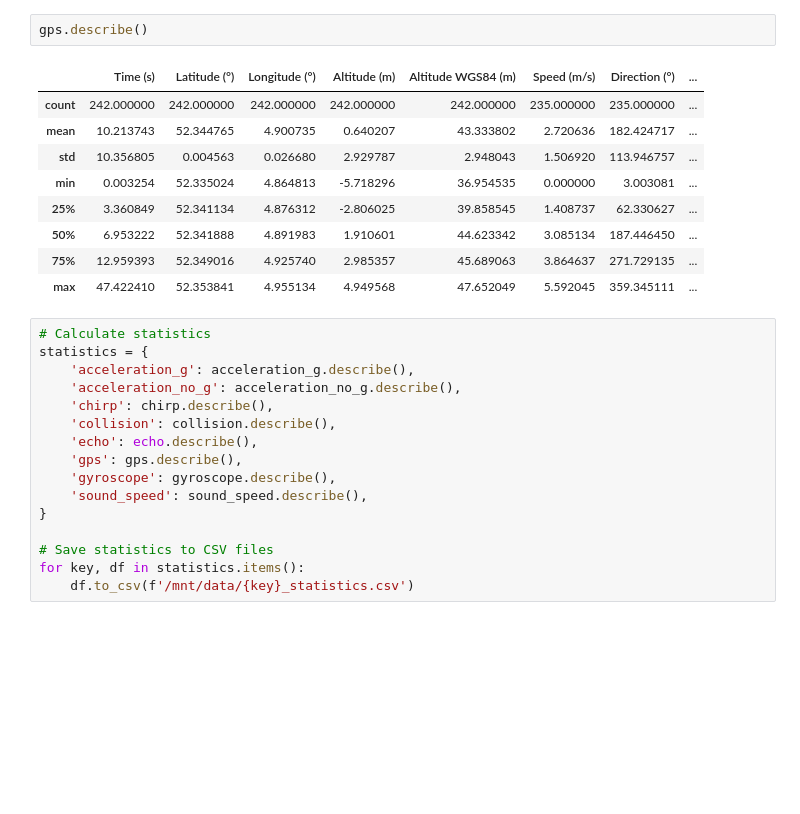
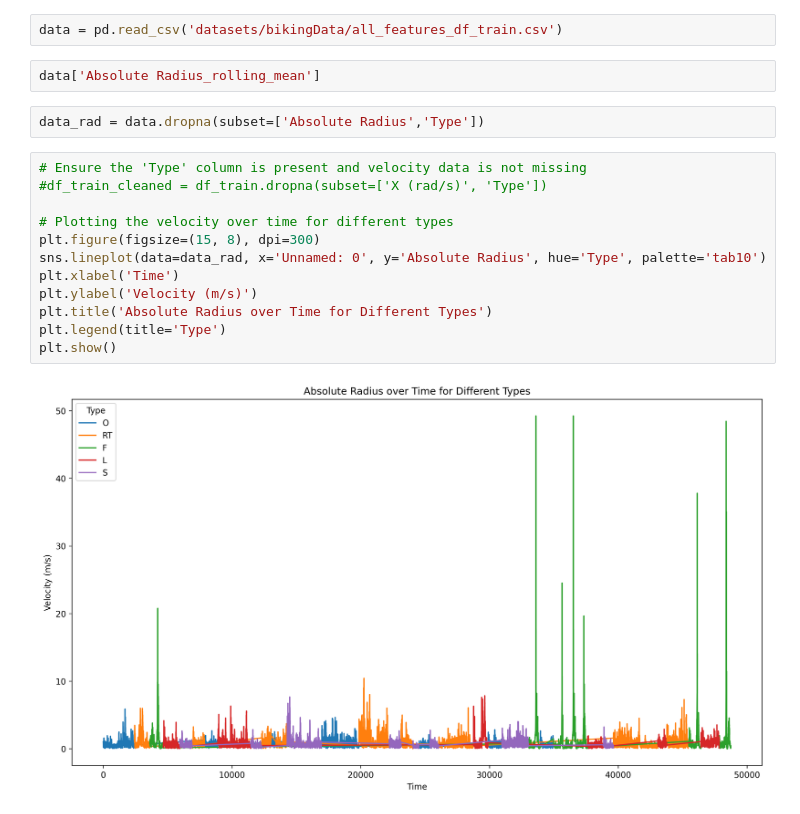
Before and after one commit to ckluin/ML4QS, a Jupyter notebook: Python3Code/Data_explor.ipynb, the cells around one changed output. Saved outputs shown, nothing was run; the diff lists cells and outputs as text; blank space fills up the shorter version.

```diff
--- a/Python3Code/Data_explor.ipynb
+++ b/Python3Code/Data_explor.ipynb
@@ -160,28 +227,20 @@ plt.show()
-# %%
-gps.describe()
-# %% [output]
-|  | Time (s) | Latitude (°) | Longitude (°) | Altitude (m) | Altitude WGS84 (m) | Speed (m/s) | Direction (°) | ... |
-| count | 242.000000 | 242.000000 | 242.000000 | 242.000000 | 242.000000 | 235.000000 | 235.000000 | ... |
-| mean | 10.213743 | 52.344765 | 4.900735 | 0.640207 | 43.333802 | 2.720636 | 182.424717 | ... |
-| std | 10.356805 | 0.004563 | 0.026680 | 2.929787 | 2.948043 | 1.506920 | 113.946757 | ... |
-| min | 0.003254 | 52.335024 | 4.864813 | -5.718296 | 36.954535 | 0.000000 | 3.003081 | ... |
-| 25% | 3.360849 | 52.341134 | 4.876312 | -2.806025 | 39.858545 | 1.408737 | 62.330627 | ... |
-| 50% | 6.953222 | 52.341888 | 4.891983 | 1.910601 | 44.623342 | 3.085134 | 187.446450 | ... |
-| 75% | 12.959393 | 52.349016 | 4.925740 | 2.985357 | 45.689063 | 3.864637 | 271.729135 | ... |
-| max | 47.422410 | 52.353841 | 4.955134 | 4.949568 | 47.652049 | 5.592045 | 359.345111 | ... |
-# %%
-# Calculate statistics
-statistics = {
-    'acceleration_g': acceleration_g.describe(),
-    'acceleration_no_g': acceleration_no_g.describe(),
-    'chirp': chirp.describe(),
-    'collision': collision.describe(),
-    'echo': echo.describe(),
-    'gps': gps.describe(),
-    'gyroscope': gyroscope.describe(),
-    'sound_speed': sound_speed.describe(),
-}
-
-# Save statistics to CSV files
-for key, df in statistics.items():
-    df.to_csv(f'/mnt/data/{key}_statistics.csv')
+# %%
+data = pd.read_csv('datasets/bikingData/all_features_df_train.csv')
+# %%
+data['Absolute Radius_rolling_mean']
+# %%
+data_rad = data.dropna(subset=['Absolute Radius','Type'])
+# %%
+# Ensure the 'Type' column is present and velocity data is not missing
+#df_train_cleaned = df_train.dropna(subset=['X (rad/s)', 'Type'])
+
+# Plotting the velocity over time for different types
+plt.figure(figsize=(15, 8), dpi=300)
+sns.lineplot(data=data_rad, x='Unnamed: 0', y='Absolute Radius', hue='Type', palette='tab10')
+plt.xlabel('Time')
+plt.ylabel('Velocity (m/s)')
+plt.title('Absolute Radius over Time for Different Types')
+plt.legend(title='Type')
+plt.show()
+# %% [output]
+[figure, added]
```
Also changed, not shown: parts of 19 cells of this notebook, 6 other files.
